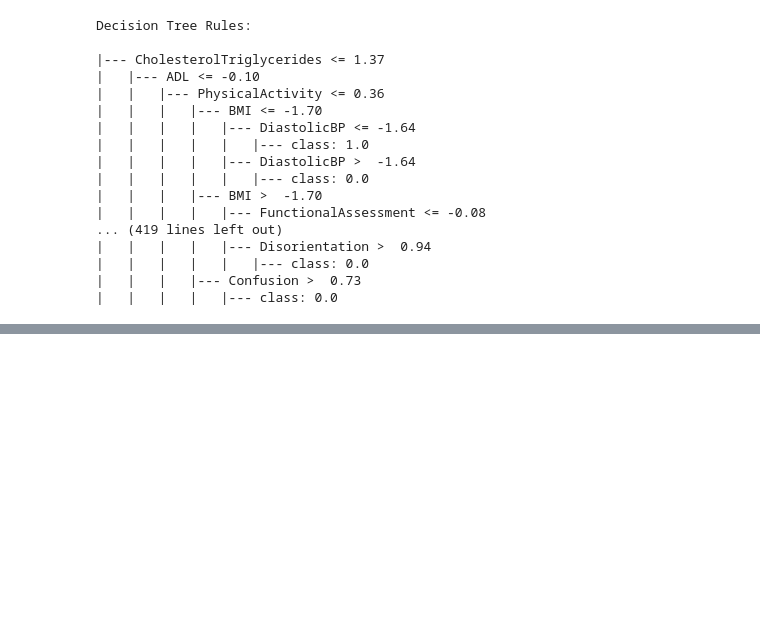
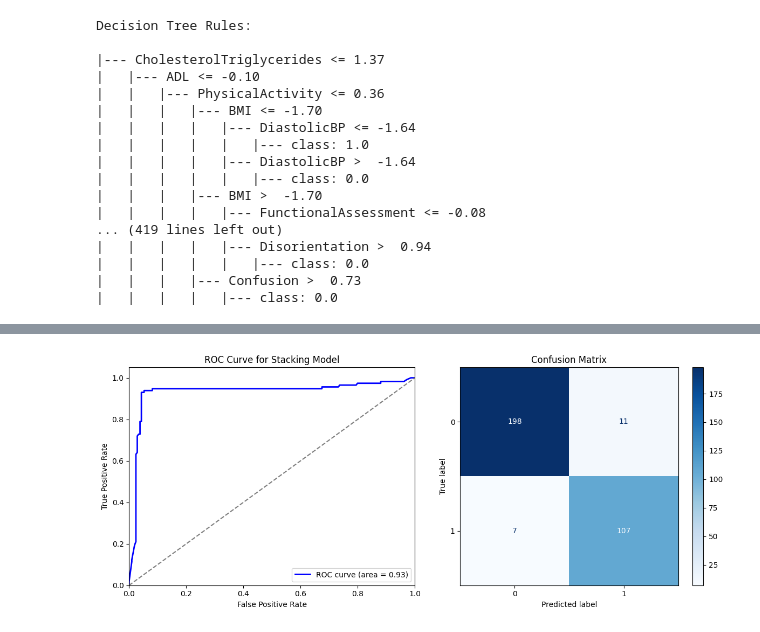
Before and after one commit to peter-popazov/alzheimer-diagnosis, a Jupyter notebook: classifiers.ipynb, the cells around one changed output, grey strips where cells are left out. Drawn from its saved outputs; the diff is of its cells as text; code cells hidden in the pictures; blank space fills up the shorter version.

Commit message:
ensemble learning [meta mode]
ensemble learning [meta mode]

```diff
--- a/classifiers.ipynb
+++ b/classifiers.ipynb
@@ -662,0 +763,15 @@ Decision Tree Rules:
+# %%
+# Evaluate Models
+models = {"Logistic Regression": lr_model, "Neural Network": nn_model,
+          "Random Forest": rf_model, "Stacking Ensemble": stacking_model}
+
+for name, model in models.items():
+    y_pred = model.predict(X_test)
+    y_pred_proba = model.predict_proba(X_test)[:, 1] if hasattr(model, "predict_proba") else model.predict(X_test).flatten()
+
+    acc = accuracy_score(y_test, y_pred)
+    auc = roc_auc_score(y_test, y_pred_proba)
+
+    print(f"\n{name} Test Accuracy: {acc:.4f}")
+    print(f"{name} Test AUC: {auc:.4f}")
+    print(f"{name} Classification Report:\n{classification_report(y_test, y_pred)}")
@@ -662,0 +796,40 @@ Decision Tree Rules:
+# %%
+import numpy as np
+import matplotlib.pyplot as plt
+from sklearn.metrics import roc_curve, auc, confusion_matrix, ConfusionMatrixDisplay
+
+y_pred_stack = stacking_model.predict(X_test)
+y_pred_proba_stack = stacking_model.predict_proba(X_test)[:, 1]
+
+fpr, tpr, _ = roc_curve(y_test, y_pred_proba_stack)
+roc_auc = auc(fpr, tpr)
+
+plt.figure(figsize=(18, 5))
+
+plt.subplot(1, 3, 1)
+plt.plot(fpr, tpr, color='blue', lw=2, label=f'ROC curve (area = {roc_auc:.2f})')
+plt.plot([0, 1], [0, 1], color='gray', linestyle='--')
+plt.xlim([0.0, 1.0])
+plt.ylim([0.0, 1.05])
+plt.xlabel('False Positive Rate')
+plt.ylabel('True Positive Rate')
+plt.title('ROC Curve for Stacking Model')
+plt.legend(loc="lower right")
+
+plt.subplot(1, 3, 2)
+cm = confusion_matrix(y_test, y_pred_stack)
+disp = ConfusionMatrixDisplay(confusion_matrix=cm)
+disp.plot(ax=plt.gca(), cmap='Blues')
+plt.title('Confusion Matrix')
+
+if hasattr(meta_model, "feature_importances_"):
+    plt.subplot(1, 3, 3)
+    plt.bar(range(len(meta_model.feature_importances_)), meta_model.feature_importances_)
+    plt.xlabel('Feature Index')
+    plt.ylabel('Importance')
+    plt.title('Feature Importance (XGBoost Meta-Model)')
+
+plt.tight_layout()
+plt.show()
+# %% [output]
+[figure, added]
```
Also changed, not shown: parts of 11 cells of this notebook, 2 other files.
